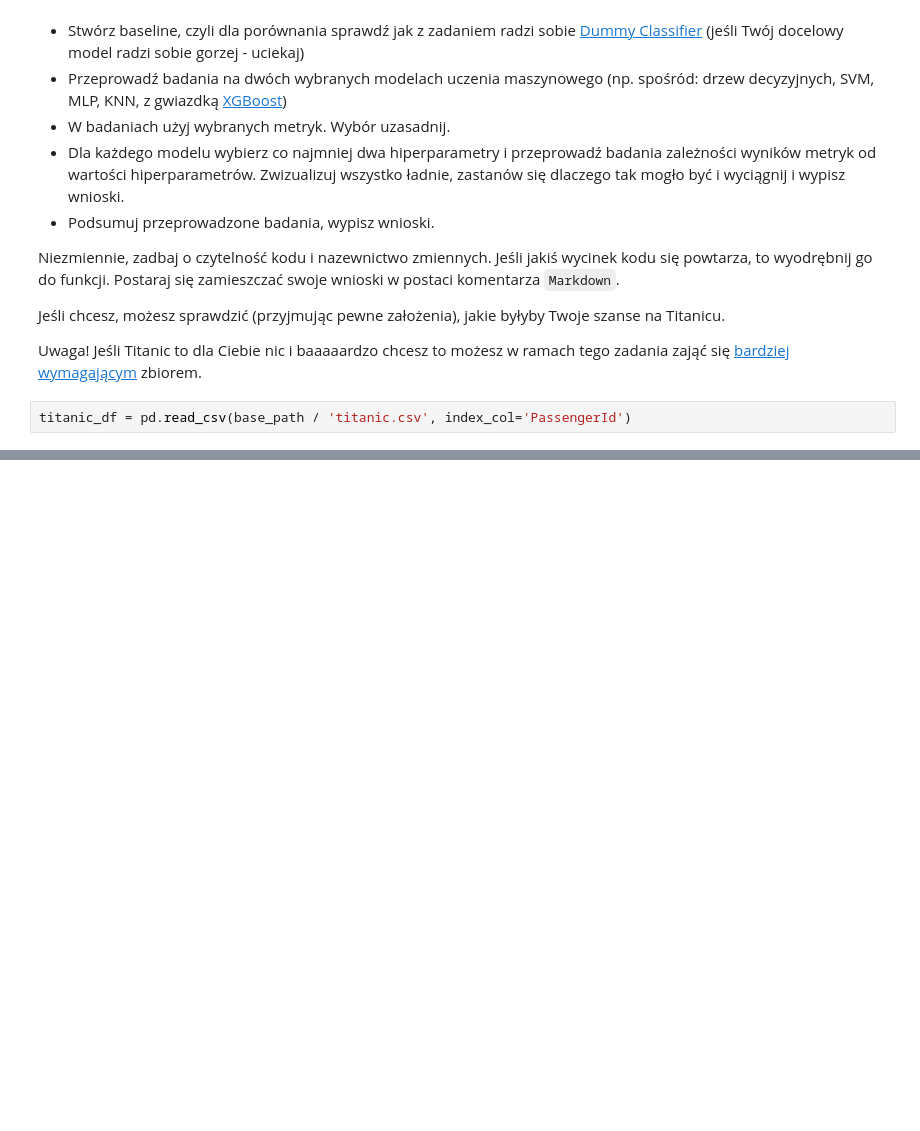
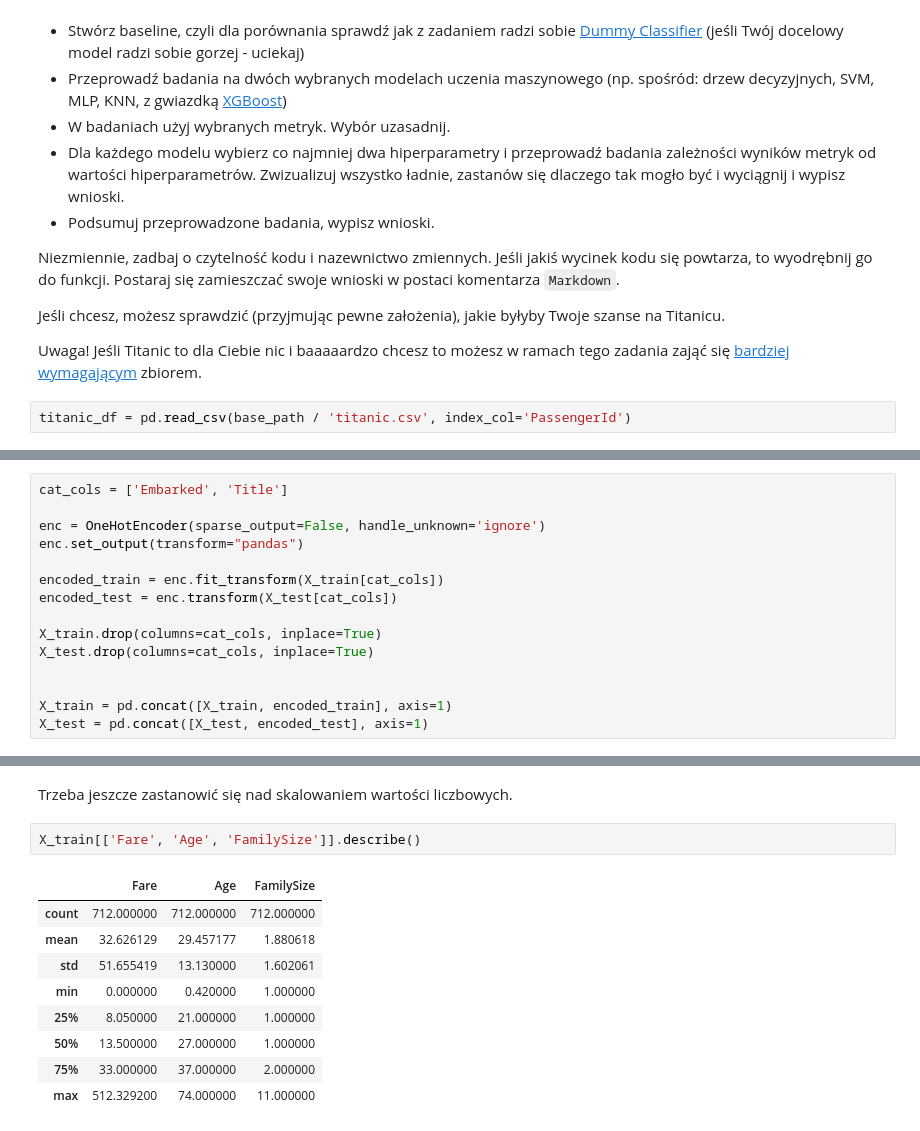
Before and after one commit to Solvro/ml-wakacyjne-wyzwanie-2026, a Jupyter notebook: 02_podstawy_aiml/ML_zadanie.ipynb, the cells around one changed output, grey strips where cells are left out. Drawn from its saved outputs; the diff is of its cells as text; blank space fills up the shorter version.

```diff
--- a/02_podstawy_aiml/ML_zadanie.ipynb
+++ b/02_podstawy_aiml/ML_zadanie.ipynb
@@ -46,0 +151,15 @@ titanic_df['Cabin'].str[0].unique()
+# %%
+cat_cols = ['Embarked', 'Title']
+
+enc = OneHotEncoder(sparse_output=False, handle_unknown='ignore')
+enc.set_output(transform="pandas")
+
+encoded_train = enc.fit_transform(X_train[cat_cols])
+encoded_test = enc.transform(X_test[cat_cols])
+
+X_train.drop(columns=cat_cols, inplace=True)
+X_test.drop(columns=cat_cols, inplace=True)
+
+
+X_train = pd.concat([X_train, encoded_train], axis=1)
+X_test = pd.concat([X_test, encoded_test], axis=1)
@@ -46,0 +187,14 @@ titanic_df['Cabin'].str[0].unique()
+# %% [markdown]
+Trzeba jeszcze zastanowić się nad skalowaniem wartości liczbowych.
+# %%
+X_train[['Fare', 'Age', 'FamilySize']].describe()
+# %% [output]
+|  | Fare | Age | FamilySize |
+| count | 712.000000 | 712.000000 | 712.000000 |
+| mean | 32.626129 | 29.457177 | 1.880618 |
+| std | 51.655419 | 13.130000 | 1.602061 |
+| min | 0.000000 | 0.420000 | 1.000000 |
+| 25% | 8.050000 | 21.000000 | 1.000000 |
+| 50% | 13.500000 | 27.000000 | 1.000000 |
+| 75% | 33.000000 | 37.000000 | 2.000000 |
+| max | 512.329200 | 74.000000 | 11.000000 |
```
Also changed, not shown: parts of 27 cells of this notebook.
